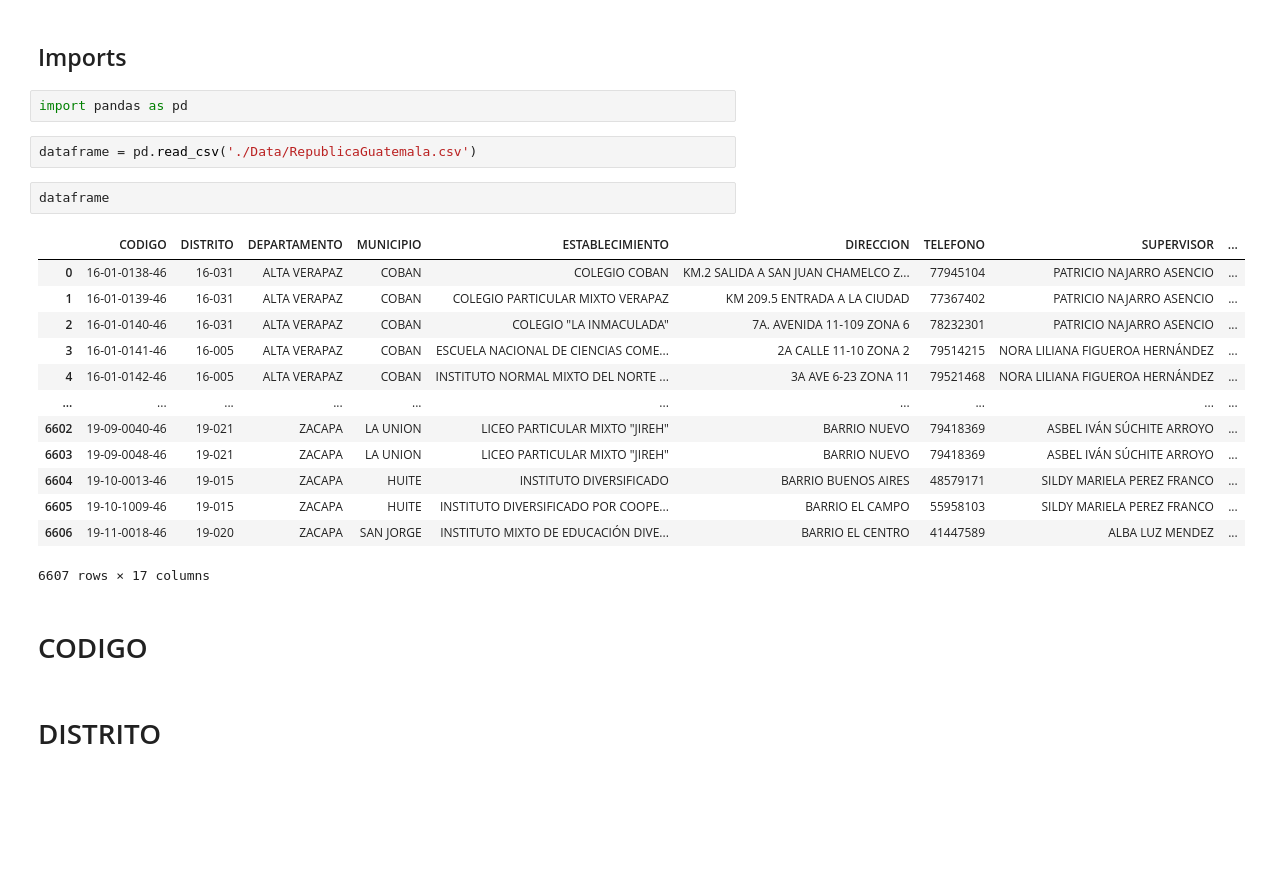
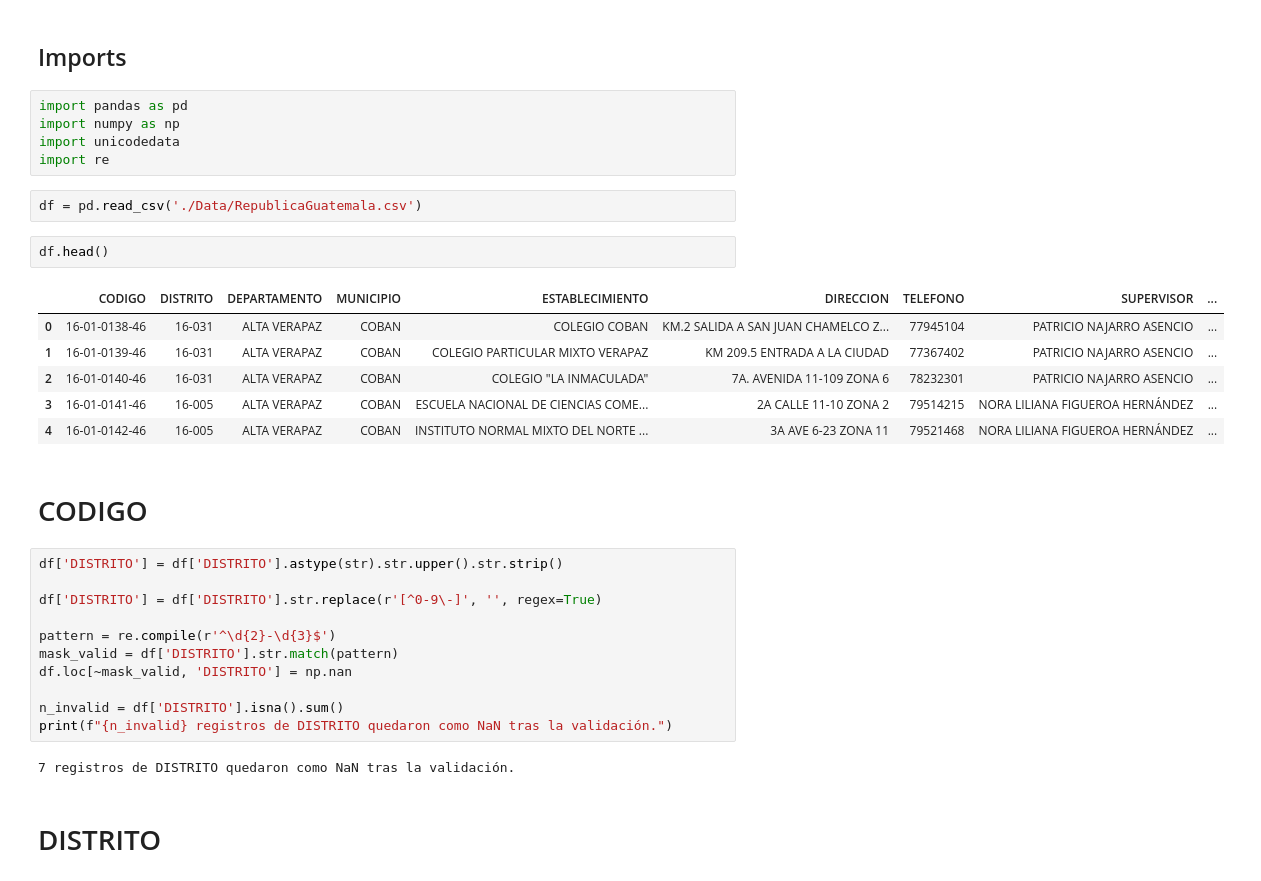
Before and after one commit to xtsebas/DS-EducationalInstitutions, a Jupyter notebook: limpieza.ipynb, the cells around one changed output. Drawn from its saved outputs; the diff is of its cells as text; blank space fills up the shorter version.

```diff
--- a/limpieza.ipynb
+++ b/limpieza.ipynb
@@ -2,25 +2,34 @@
 ## Imports
 # %%
 import pandas as pd
+import numpy as np
+import unicodedata
+import re
 # %%
-dataframe = pd.read_csv('./Data/RepublicaGuatemala.csv')
+df = pd.read_csv('./Data/RepublicaGuatemala.csv')
 # %%
-dataframe
+df.head()
 # %% [output]
 |  | CODIGO | DISTRITO | DEPARTAMENTO | MUNICIPIO | ESTABLECIMIENTO | DIRECCION | TELEFONO | SUPERVISOR | ... |
 | 0 | 16-01-0138-46 | 16-031 | ALTA VERAPAZ | COBAN | COLEGIO COBAN | KM.2 SALIDA A SAN JUAN CHAMELCO Z... | 77945104 | PATRICIO NAJARRO ASENCIO | ... |
 | 1 | 16-01-0139-46 | 16-031 | ALTA VERAPAZ | COBAN | COLEGIO PARTICULAR MIXTO VERAPAZ | KM 209.5 ENTRADA A LA CIUDAD | 77367402 | PATRICIO NAJARRO ASENCIO | ... |
 | 2 | 16-01-0140-46 | 16-031 | ALTA VERAPAZ | COBAN | COLEGIO "LA INMACULADA" | 7A. AVENIDA 11-109 ZONA 6 | 78232301 | PATRICIO NAJARRO ASENCIO | ... |
 | 3 | 16-01-0141-46 | 16-005 | ALTA VERAPAZ | COBAN | ESCUELA NACIONAL DE CIENCIAS COME... | 2A CALLE 11-10 ZONA 2 | 79514215 | NORA LILIANA FIGUEROA HERNÁNDEZ | ... |
 | 4 | 16-01-0142-46 | 16-005 | ALTA VERAPAZ | COBAN | INSTITUTO NORMAL MIXTO DEL NORTE ... | 3A AVE 6-23 ZONA 11 | 79521468 | NORA LILIANA FIGUEROA HERNÁNDEZ | ... |
-| ... | ... | ... | ... | ... | ... | ... | ... | ... | ... |
-| 6602 | 19-09-0040-46 | 19-021 | ZACAPA | LA UNION | LICEO PARTICULAR MIXTO "JIREH" | BARRIO NUEVO | 79418369 | ASBEL IVÁN SÚCHITE ARROYO | ... |
-| 6603 | 19-09-0048-46 | 19-021 | ZACAPA | LA UNION | LICEO PARTICULAR MIXTO "JIREH" | BARRIO NUEVO | 79418369 | ASBEL IVÁN SÚCHITE ARROYO | ... |
-| 6604 | 19-10-0013-46 | 19-015 | ZACAPA | HUITE | INSTITUTO DIVERSIFICADO | BARRIO BUENOS AIRES | 48579171 | SILDY MARIELA PEREZ FRANCO | ... |
-| 6605 | 19-10-1009-46 | 19-015 | ZACAPA | HUITE | INSTITUTO DIVERSIFICADO POR COOPE... | BARRIO EL CAMPO | 55958103 | SILDY MARIELA PEREZ FRANCO | ... |
-| 6606 | 19-11-0018-46 | 19-020 | ZACAPA | SAN JORGE | INSTITUTO MIXTO DE EDUCACIÓN DIVE... | BARRIO EL CENTRO | 41447589 | ALBA LUZ MENDEZ | ... |
-6607 rows × 17 columns
 # %% [markdown]
 # CODIGO
+# %%
+df['DISTRITO'] = df['DISTRITO'].astype(str).str.upper().str.strip()
+
+df['DISTRITO'] = df['DISTRITO'].str.replace(r'[^0-9\-]', '', regex=True)
+
+pattern = re.compile(r'^\d{2}-\d{3}$')
+mask_valid = df['DISTRITO'].str.match(pattern)
+df.loc[~mask_valid, 'DISTRITO'] = np.nan
+
+n_invalid = df['DISTRITO'].isna().sum()
+print(f"{n_invalid} registros de DISTRITO quedaron como NaN tras la validación.")
+# %% [output]
+7 registros de DISTRITO quedaron como NaN tras la validación.
 # %% [markdown]
 # DISTRITO
```
Also changed, not shown: parts of 5 cells of this notebook, 1 other file.
